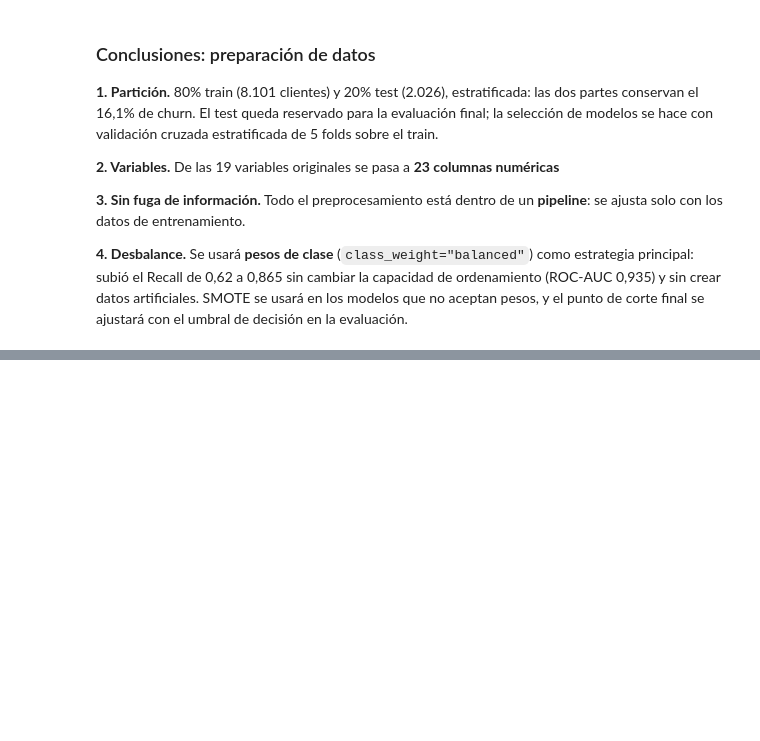
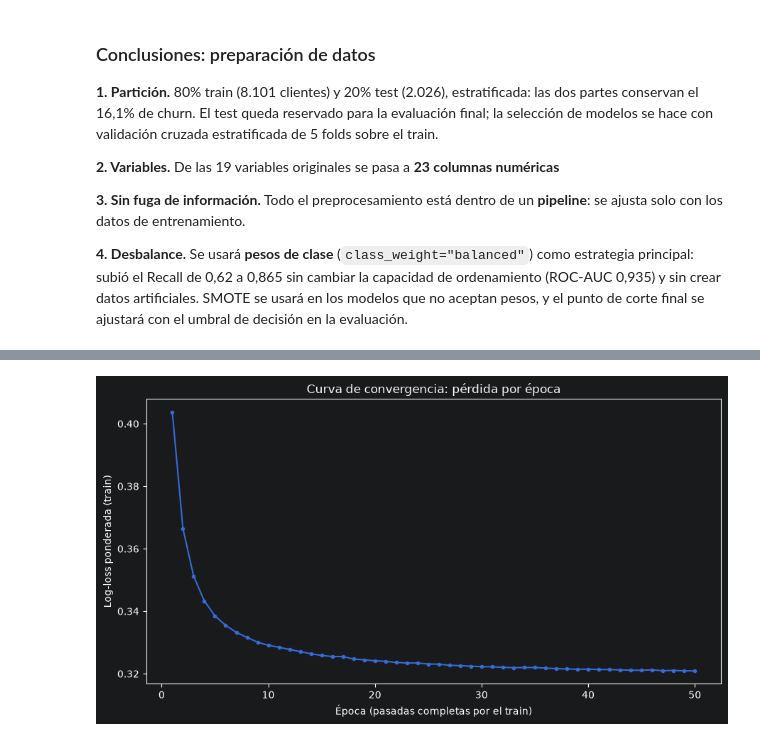
Before and after one commit to crissebasbol/bank_churn_prediction, a Jupyter notebook: notebooks/churn_analysis.ipynb, the cells around one changed output, grey strips where cells are left out. Drawn from its saved outputs; the diff is of its cells as text; code cells hidden in the pictures; blank space fills up the shorter version.

```diff
--- a/notebooks/churn_analysis.ipynb
+++ b/notebooks/churn_analysis.ipynb
@@ -660,0 +675,7 @@ training.format_cv_summary(imbalance_summary)
+# %%
+sgd_curve = optimization.sgd_loss_curve(X_train_prep, y_train, eta0=0.001, epochs=50)
+# %%
+fig = optimization.plot_loss_curves(sgd_curve)
+viz.save_fig(fig, "05_sgd_convergence")
+# %% [output]
+[figure, added]
```
Also changed, not shown: parts of 82 cells of this notebook, 16 other files.
